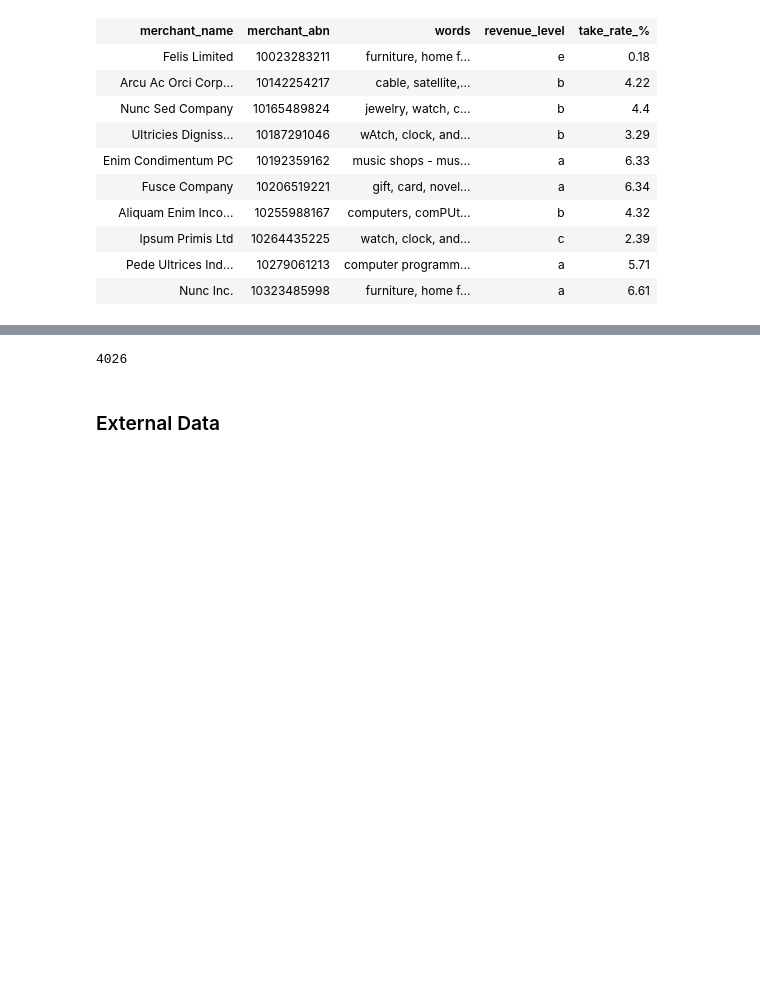
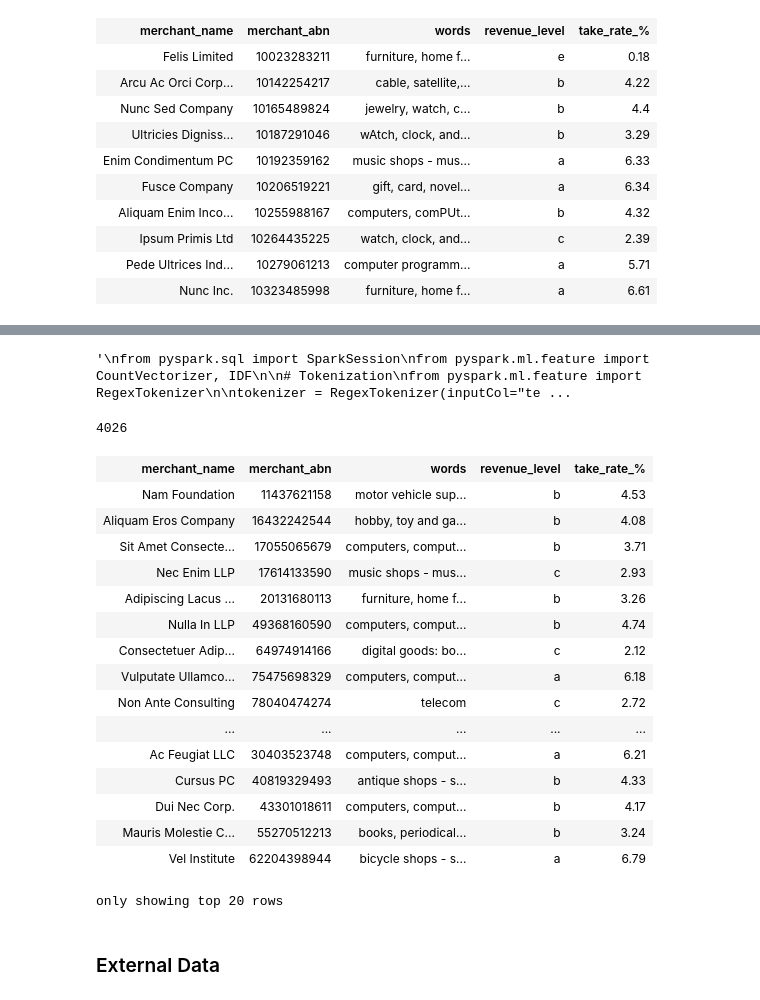
Before and after one commit to jameslafontaine/unimelb-mast30034-industry-project, a Jupyter notebook: notebooks/preprocessing/ETL.ipynb, the cells around one changed output, grey strips where cells are left out. Cells and saved outputs as stored; diff of their text form; code cells hidden in the pictures; blank space fills up the shorter version.

```diff
--- a/notebooks/preprocessing/ETL.ipynb
+++ b/notebooks/preprocessing/ETL.ipynb
@@ -853,0 +877,10 @@ merch_tbl_clean.limit(10)
+# %%
+# Replace multiple spaces with a single space
+merch_tbl_clean = merch_tbl_clean.withColumn("words", F.regexp_replace(F.col("words"), "\\s+", " "))
+
+# Trim leading and trailing spaces
+merch_tbl_clean = merch_tbl_clean.withColumn("words", F.regexp_replace(F.col("words"), "^\\s+", ""))
+merch_tbl_clean = merch_tbl_clean.withColumn("words", F.regexp_replace(F.col("words"), "\\s+$", ""))
+
+# Ensure consistent casing
+merch_tbl_clean = merch_tbl_clean.withColumn('words', F.lower(F.col('words')))
@@ -854,3 +934,35 @@ merch_tbl_clean.limit(10)
+# %%
+'''
+from pyspark.sql import SparkSession
+from pyspark.ml.feature import CountVectorizer, IDF
+
+# Tokenization
+from pyspark.ml.feature import RegexTokenizer
+
+tokenizer = RegexTokenizer(inputCol="text_column", outputCol="words", pattern="\\s+")
+wordsData = tokenizer.transform(df)
+
+# Calculate TF (Term Frequency)
+cv = CountVectorizer(inputCol="words", outputCol="rawFeatures")
+model = cv.fit(wordsData)
+featurizedData = model.transform(wordsData)
+
+
+# Calculate IDF (Inverse Document Frequency)
+idf = IDF(inputCol="rawFeatures", outputCol="features")
+idfModel = idf.fit(featurizedData)
+rescaledData = idfModel.transform(featurizedData)
+
+# Select Relevant Columns
+tfidfData = rescaledData.select("text_column", "features")
+
+# Show or Save the Result
+tfidfData.show(truncate=False)
+# To save the result to a file
+# tfidfData.write.save("path/to/save/result", format="parquet")
+'''
+# %% [output]
+'\nfrom pyspark.sql import SparkSession\nfrom pyspark.ml.feature import CountVectorizer, IDF\n\n# Tokenization\nfrom pyspark.ml.feature import RegexTokenizer\n\ntokenizer = RegexTokenizer(inputCol="te ...
 # %%
 merch_tbl_clean.count()
 # %% [output]
@@ -870,11 +982,11 @@ df = df.dropDuplicates()
 df = df.filter((F.col('merchant_abn') > 0))
 
 # 4. Validate merchant_name
-df = df.filter(F.col('merchant_name').rlike("[a-zA-Z][a-zA-Z ]+"))
+df = df.filter(F.col('merchant_name').rlike("[a-zA-Z][a-zA-Z0-9 ]+"))
 
-# 5. Validate words (SPELL CHECK?) # https://scikit-learn.org/stable/modules/generated/sklearn.feature_extraction.text.TfidfVectorizer.html#sklearn.feature_extraction.text.TfidfVectorizer)
+# 5. Validate words                # https://scikit-learn.org/stable/modules/generated/sklearn.feature_extraction.text.TfidfVectorizer.html#sklearn.feature_extraction.text.TfidfVectorizer)
                                    # https://scikit-learn.org/stable/modules/generated/sklearn.feature_extraction.text.CountVectorizer.html
-#df = df.filter(F.col('words') in ['NT','ACT','SA','TAS','WA','QLD','VIC','NSW'])
+#df = df.filter(F.col('words').rlike("[a-zA-Z][a-zA-Z0-9 ]+"))
 
 # 6. Validate take_rate
 df = df.filter((F.col('take_rate_%').between(0, 100)))
@@ -884,6 +996,26 @@ df = df.filter(F.col('revenue_level').isin(['a', 'b', 'c', 'd', 'e']))
 
 
 merch_tbl_clean = df
+# %%
+merch_tbl_clean
+# %% [output]
+| merchant_name | merchant_abn | words | revenue_level | take_rate_% |
+| Nam Foundation | 11437621158 | motor vehicle sup... | b | 4.53 |
+| Aliquam Eros Company | 16432242544 | hobby, toy and ga... | b | 4.08 |
+| Sit Amet Consecte... | 17055065679 | computers, comput... | b | 3.71 |
+| Nec Enim LLP | 17614133590 | music shops - mus... | c | 2.93 |
+| Adipiscing Lacus ... | 20131680113 | furniture, home f... | b | 3.26 |
+| Nulla In LLP | 49368160590 | computers, comput... | b | 4.74 |
+| Consectetuer Adip... | 64974914166 | digital goods: bo... | c | 2.12 |
+| Vulputate Ullamco... | 75475698329 | computers, comput... | a | 6.18 |
+| Non Ante Consulting | 78040474274 | telecom | c | 2.72 |
+| ... | ... | ... | ... | ... |
+| Ac Feugiat LLC | 30403523748 | computers, comput... | a | 6.21 |
+| Cursus PC | 40819329493 | antique shops - s... | b | 4.33 |
+| Dui Nec Corp. | 43301018611 | computers, comput... | b | 4.17 |
+| Mauris Molestie C... | 55270512213 | books, periodical... | b | 3.24 |
+| Vel Institute | 62204398944 | bicycle shops - s... | a | 6.79 |
+only showing top 20 rows
 # %%
 df = merch_fp
 
```
Also changed, not shown: parts of 7 cells of this notebook, 1 other file.
